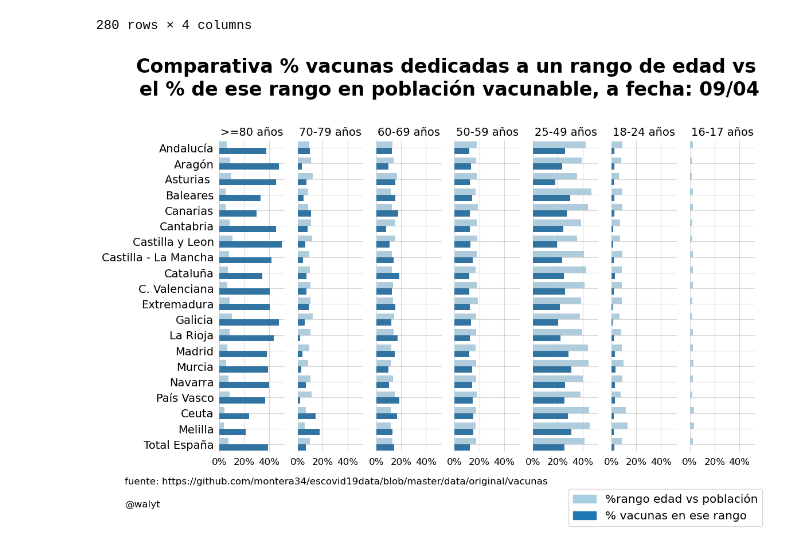
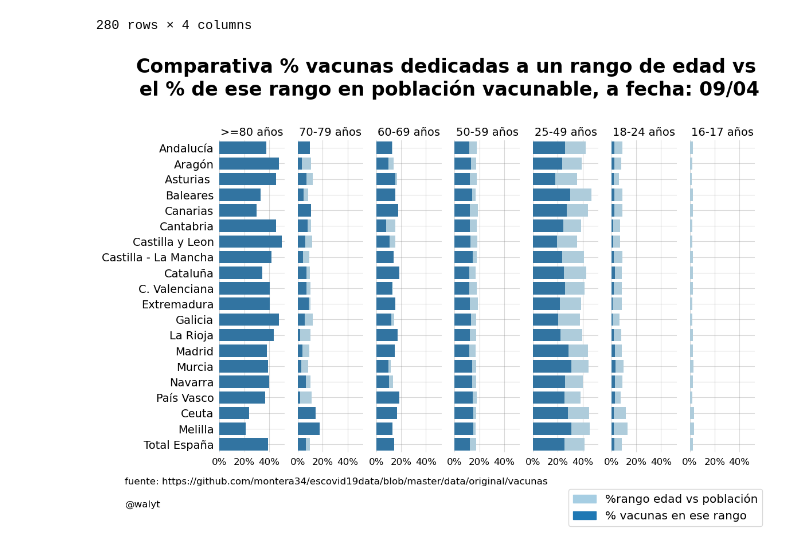
Before and after one commit to mharias/covid, a Jupyter notebook: vacunacion/code/Vacunas_comparativas_edades.ipynb, the cells around one changed output. Cells and saved outputs as stored; diff of their text form; code cells hidden in the pictures.

```diff
--- a/vacunacion/code/Vacunas_comparativas_edades.ipynb
+++ b/vacunacion/code/Vacunas_comparativas_edades.ipynb
@@ -352,7 +348,7 @@ sns.plotting_context('paper', font_scale = 1.3)
 g = sns.FacetGrid(tabla,col='rango',aspect=.2, col_wrap=n_cols,
                       margin_titles=True,height=8,sharey=True,sharex=True)
 #g.map_dataframe(sns.scatterplot, x="valor", y="ccaa",hue='variable',s=100,alpha=1)
-g.map_dataframe(sns.barplot, x="valor", y="ccaa",alpha=1,palette='Paired',hue='variable').\
+g.map_dataframe(sns.barplot, x="valor", y="ccaa",alpha=1,palette='Paired',hue='variable',dodge=False).\
 set_titles(row_template="{row_name}", col_template="{col_name} años",size=14)
 #           bbox_to_anchor=(1.2, -.2),fontsize='x-large')
 # Título
@@ -363,34 +359,34 @@ titulo = 'Comparativa % vacunas dedicadas a un rango de edad vs\n el % de ese ra
 for ax in g.axes.flat:
 
 
     ax.yaxis.set_tick_params(labelsize=14,width=0,labelcolor=color_ejes)
     #a1.yaxis.set_major_locator(plt.MaxNLocator(5))
     ax.xaxis.set_tick_params(labelsize=12,width=0,labelcolor=color_ejes,rotation=0)
     ax.xaxis.set_major_formatter(FuncFormatter(lambda x,v:'{:0.0%}'.format(x)))
     ax.xaxis.set_major_locator(plt.MaxNLocator(3))
     ax.grid(True,axis='both',which='both',color='grey',alpha=.3)
     ax.set_axisbelow(True)
 
 #g.set_titles(row_template="{row_name}", col_template="{col_name}",size=18)
 
 
 patch_vacunas = mpatches.Patch(color=sns.color_palette("Paired")[0], label='%rango edad vs población')
 patch_pob = mpatches.Patch(color=sns.color_palette("Paired")[1], label='% vacunas en ese rango')
 plt.legend(handles=[patch_vacunas,patch_pob],bbox_to_anchor=(1.2, -0.1),fontsize='x-large')
 
 #plt.legend(labels=['% rango edad vs población','% vacunas en ese rango'],loc='lower right',
 #           bbox_to_anchor=(1.2, -.2),fontsize='x-large')
 g.despine(bottom=True, left=True)
 g.fig.text(x=0.0,y=.05,s='fuente: '+fuente,color=color_titulos,fontsize=12,ha='left')
 g.fig.text(x=0.0,y=.0,s=autor,color=color_titulos,fontsize=12)
 g.fig.suptitle('{}'.format(titulo),fontsize=24,color=color_titulos,weight='bold')
 g.fig.subplots_adjust(top=.8,bottom=.12,wspace=0.2,hspace=0.2)
 
 plt.savefig(path_img+'comparativa_pob_vac.png',dpi=288,bbox_inches='tight')
 
 plt.show()
 # %% [output]
-[figure, old version]
+[figure, new version]
 # %%
 n_cols = 7
 color_ejes = 'black'
```
Also changed, not shown: parts of 4 cells of this notebook, 30 other files.
